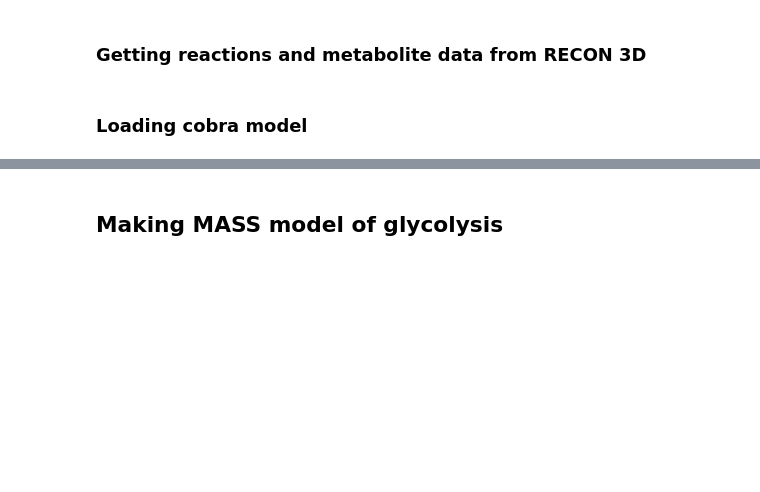
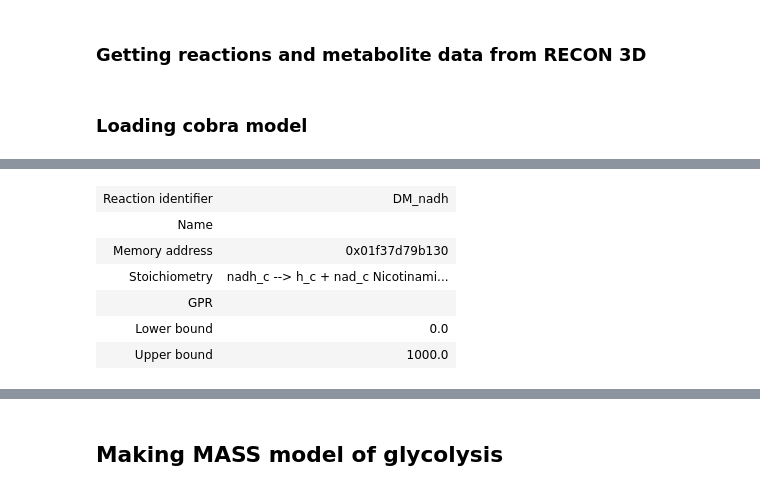
Before and after one commit to Sicily-maker/LiverModel, a Jupyter notebook: 0.0.4-liver-from-recon-3D.ipynb, the cells around one changed output, grey strips where cells are left out. Drawn from its saved outputs; the diff is of its cells as text; code cells hidden in the pictures; blank space fills up the shorter version.

```diff
--- a/0.0.4-liver-from-recon-3D.ipynb
+++ b/0.0.4-liver-from-recon-3D.ipynb
@@ -122,3 +133,37 @@ rxn.add_metabolites(nadhm)
+# %%
+#adding DM_NADH
+nadhm = {'nadh_c': -1, 'h_c': 1, 'nad_c': 1}
+rxn = cobra.Reaction('DM_nadh')
+trial.add_reaction(rxn)
+rxn.add_metabolites(nadhm)
+
+
+
+
+peptm = {'pep_m': -1, 'pi_c': -1, 'pi_m': 1, 'pep_c':1}
+rxn2 = cobra.Reaction('PEPtm')
+trial.add_reaction(rxn2)
+rxn2.add_metabolites(peptm)
+
+
+
+g6pase = {'g6p_c': -1, 'h2o_c': -1, 'pi_c': 1, 'glc__D_c':1}
+rxn3 = cobra.Reaction('G6PP')
+trial.add_reaction(rxn3)
+rxn3.add_metabolites(g6pase)
+
+
+## add PEPtm and g6paseb
+# %%
+trial.reactions.DM_nadh
+# %% [output]
+| Reaction identifier | DM_nadh |
+| Name |  |
+| Memory address | 0x01f37d79b130 |
+| Stoichiometry | nadh_c --> h_c + nad_c Nicotinami... |
+| GPR |  |
+| Lower bound | 0.0 |
+| Upper bound | 1000.0 |
 # %%
 #Mass balance check
 for r in trial.reactions:
```
Also changed, not shown: parts of 15 cells of this notebook, 15 other files.
